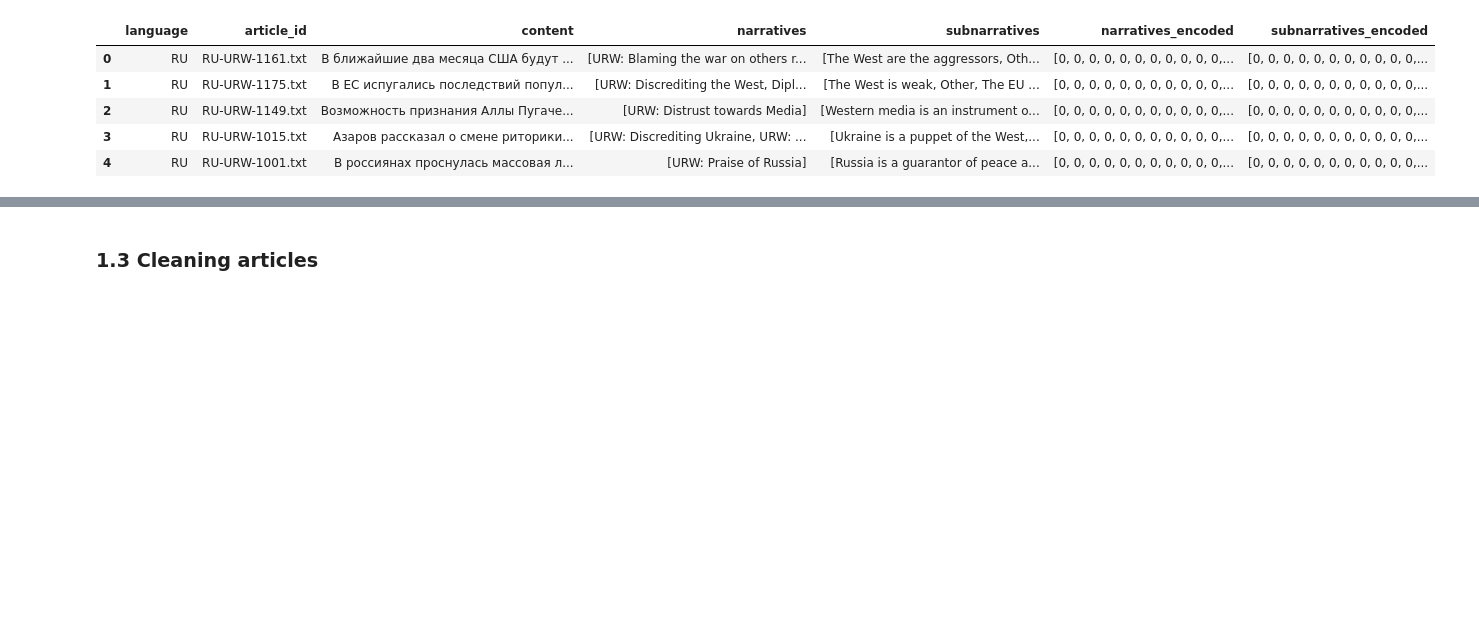
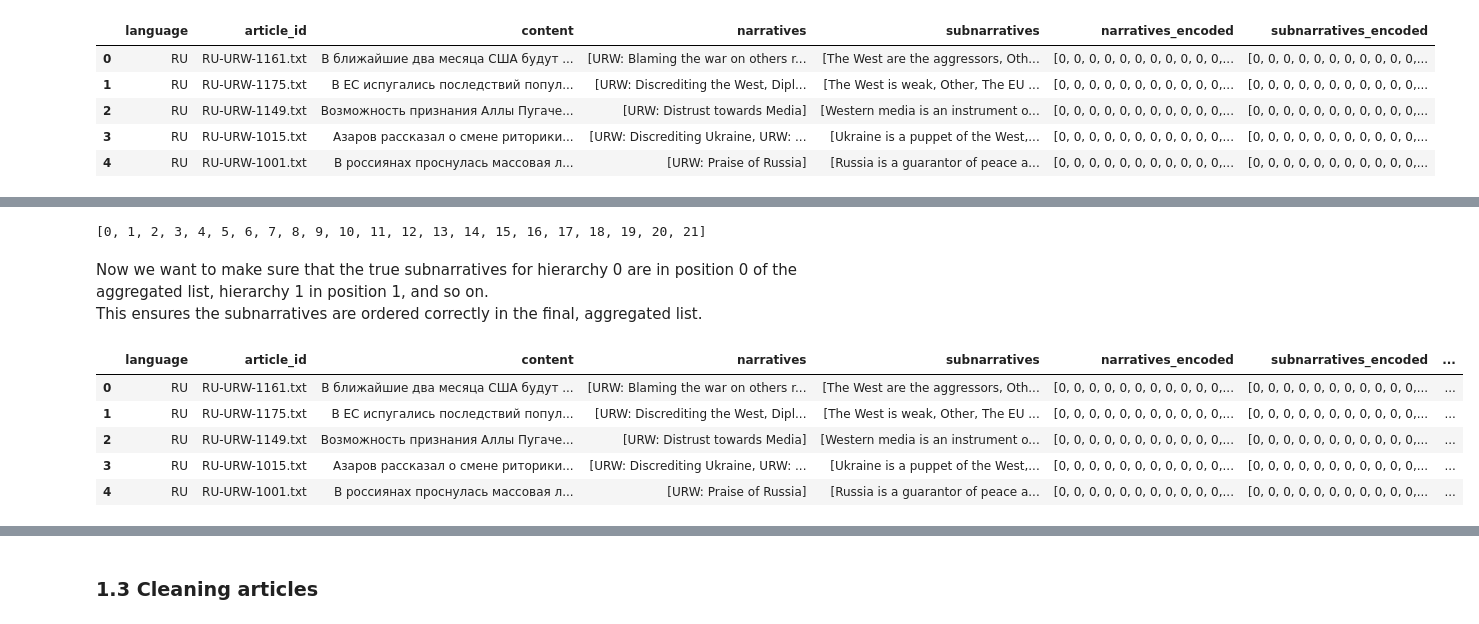
Before and after one commit to eleftheriouk/narrative-extraction-semeval, a Jupyter notebook: tasks/narratives/data_preparation.ipynb, the cells around one changed output, grey strips where cells are left out. Saved outputs shown, nothing was run; the diff lists cells and outputs as text; code cells hidden in the pictures; blank space fills up the shorter version.

```diff
--- a/tasks/narratives/data_preparation.ipynb
+++ b/tasks/narratives/data_preparation.ipynb
@@ -492,0 +589,8 @@ with open(os.path.join(datasets_folder, 'dataset_val.pkl'), 'wb') as f:
+# %%
+narrative_order = sorted(narrative_to_sub_map.keys())
+narrative_order
+# %% [output]
+[0, 1, 2, 3, 4, 5, 6, 7, 8, 9, 10, 11, 12, 13, 14, 15, 16, 17, 18, 19, 20, 21]
+# %% [markdown]
+Now we want to make sure that the true subnarratives for hierarchy 0 are in position 0 of the aggregated list, hierarchy 1 in position 1, and so on.
+This ensures the subnarratives are ordered correctly in the final, aggregated list.
@@ -492,0 +619,9 @@ with open(os.path.join(datasets_folder, 'dataset_val.pkl'), 'wb') as f:
+# %%
+dataset_train.head()
+# %% [output]
+|  | language | article_id | content | narratives | subnarratives | narratives_encoded | subnarratives_encoded | ... |
+| 0 | RU | RU-URW-1161.txt | В ближайшие два месяца США будут ... | [URW: Blaming the war on others r... | [The West are the aggressors, Oth... | [0, 0, 0, 0, 0, 0, 0, 0, 0, 0, 0,... | [0, 0, 0, 0, 0, 0, 0, 0, 0, 0, 0,... | ... |
+| 1 | RU | RU-URW-1175.txt | В ЕС испугались последствий попул... | [URW: Discrediting the West, Dipl... | [The West is weak, Other, The EU ... | [0, 0, 0, 0, 0, 0, 0, 0, 0, 0, 0,... | [0, 0, 0, 0, 0, 0, 0, 0, 0, 0, 0,... | ... |
+| 2 | RU | RU-URW-1149.txt | Возможность признания Аллы Пугаче... | [URW: Distrust towards Media] | [Western media is an instrument o... | [0, 0, 0, 0, 0, 0, 0, 0, 0, 0, 0,... | [0, 0, 0, 0, 0, 0, 0, 0, 0, 0, 0,... | ... |
+| 3 | RU | RU-URW-1015.txt | Азаров рассказал о смене риторики... | [URW: Discrediting Ukraine, URW: ... | [Ukraine is a puppet of the West,... | [0, 0, 0, 0, 0, 0, 0, 0, 0, 0, 0,... | [0, 0, 0, 0, 0, 0, 0, 0, 0, 0, 0,... | ... |
+| 4 | RU | RU-URW-1001.txt | В россиянах проснулась массовая л... | [URW: Praise of Russia] | [Russia is a guarantor of peace a... | [0, 0, 0, 0, 0, 0, 0, 0, 0, 0, 0,... | [0, 0, 0, 0, 0, 0, 0, 0, 0, 0, 0,... | ... |
```
Also changed, not shown: parts of 15 cells of this notebook, 7 other files.
